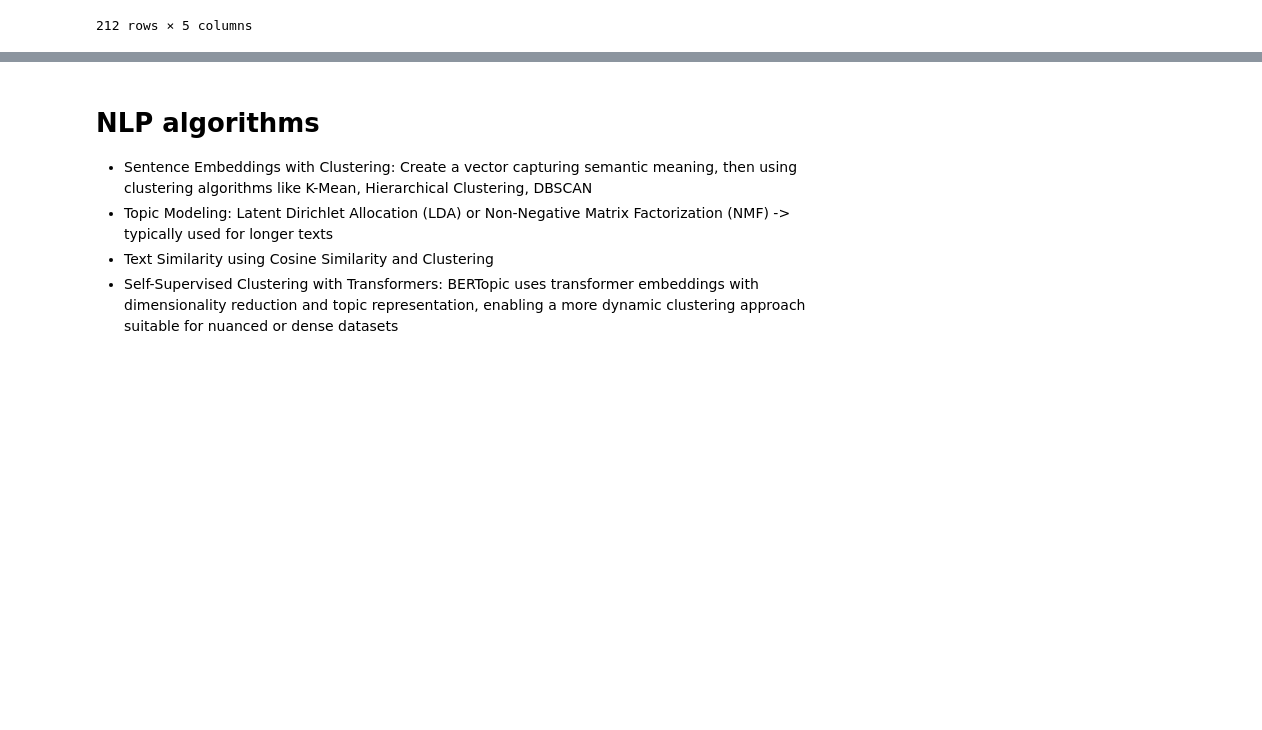
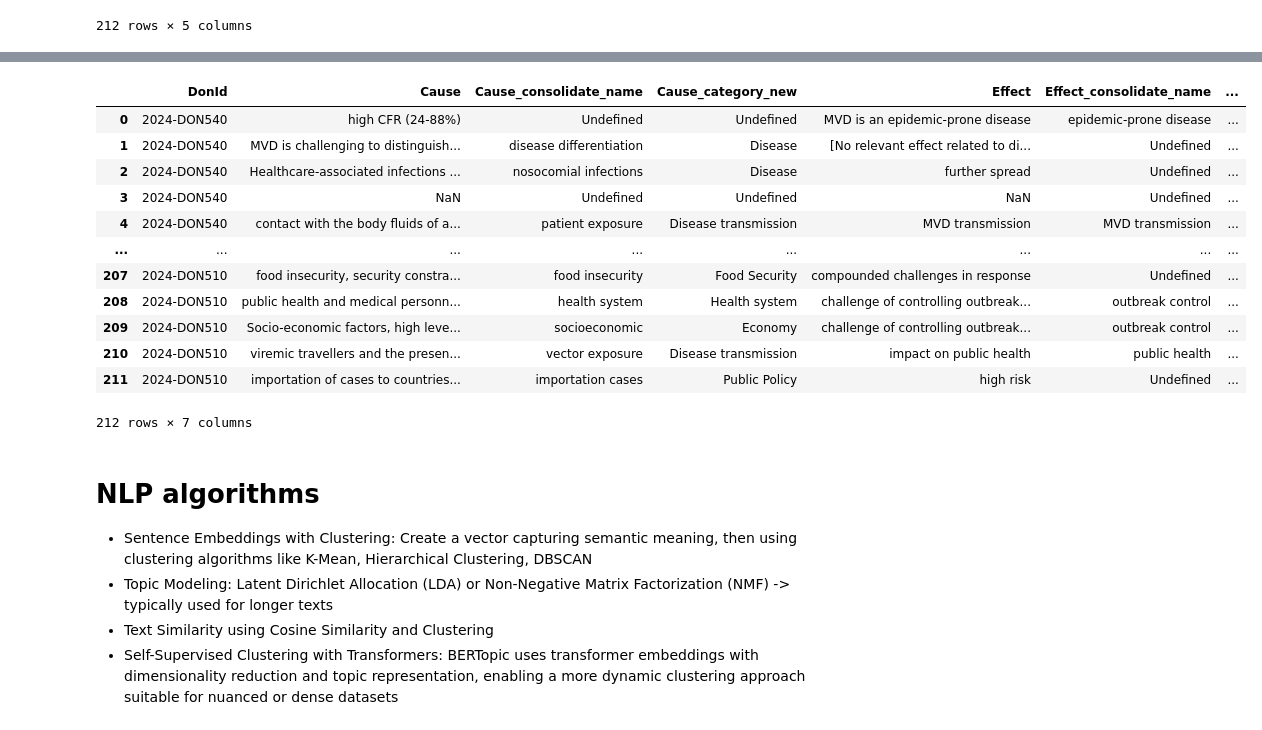
Before and after one commit to ntluong95/INFLUX, a Jupyter notebook: notebooks/causal-chains.ipynb, the cells around one changed output, grey strips where cells are left out. Cells and saved outputs as stored; diff of their text form; code cells hidden in the pictures; blank space fills up the shorter version.

Commit message:
extract drivers using LLM

```diff
--- a/notebooks/causal-chains.ipynb
+++ b/notebooks/causal-chains.ipynb
@@ -18,5 +22,8 @@ who_data = pd.read_csv("../data/corpus.csv")
 who_data_epi = who_data[who_data["InformationType"] == "Epidemiology"]
 who_data_assessment = who_data[who_data["InformationType"] == "Assessment"]
 who_data_epi_and_assessment = who_data[who_data["InformationType"].isin(["Epidemiology", "Assessment"])]
+# %%
+#import 3.Clustering Drivers.xlsx, sheet "Sheet1"
+driver_cat = pd.read_excel("../data/3. Clustering Drivers.xlsx", sheet_name="V2_Peter")
 # %% [markdown]
 ## Function defnition
@@ -601,0 +542,3 @@ display(result_df[['Cause', 'Cause_category', 'Effect', 'Effect_category']])
+# %%
+# Import result_df_31 Oct.csv
+result_df = pd.read_csv('../data/result_df_31 Oct.csv')
@@ -601,0 +585,18 @@ display(result_df[['Cause', 'Cause_category', 'Effect', 'Effect_category']])
+# %%
+# Sort column "Consolidated Name" and remove duplicates in that column, write in method chaining and save to new object
+driver_cat_rm_dups = (
+    driver_cat
+    .rename(columns={"Peter's name": "Category"})
+    .assign(Category=lambda df: df['Category'].ffill()) # fill the data of column "Category" by the value above it for missing values
+    .drop_duplicates(subset=["Category", "Consolidated Name"])
+)
+
+predefined_driver_category = (
+    driver_cat_rm_dups
+    .groupby("Category")["Consolidated Name"]
+    .apply(lambda x: x.dropna().unique().tolist())
+    .to_dict()
+)
+
+# Print the result
+print(predefined_driver_category)
@@ -601,0 +668,9 @@ display(result_df[['Cause', 'Cause_category', 'Effect', 'Effect_category']])
+# %%
+result_df = result_df.apply(
+    lambda row: pd.concat([
+        pd.Series(row),  # Keep the original row data
+        categorize_text(row, 'Cause', predefined_driver_category),  # Add Cause-related columns
+        categorize_text(row, 'Effect', predefined_driver_category)  # Add Effect-related columns
+    ]),
+    axis=1
+)
@@ -601,0 +695,17 @@ display(result_df[['Cause', 'Cause_category', 'Effect', 'Effect_category']])
+# %%
+(result_df
+ .filter(['DonId', 'Cause', 'Cause_consolidate_name', 'Cause_category_new', 'Effect', 'Effect_consolidate_name', 'Effect_category_new']))
+# %% [output]
+|  | DonId | Cause | Cause_consolidate_name | Cause_category_new | Effect | Effect_consolidate_name | ... |
+| 0 | 2024-DON540 | high CFR (24-88%) | Undefined | Undefined | MVD is an epidemic-prone disease | epidemic-prone disease | ... |
+| 1 | 2024-DON540 | MVD is challenging to distinguish... | disease differentiation | Disease | [No relevant effect related to di... | Undefined | ... |
+| 2 | 2024-DON540 | Healthcare-associated infections ... | nosocomial infections | Disease | further spread | Undefined | ... |
+| 3 | 2024-DON540 | NaN | Undefined | Undefined | NaN | Undefined | ... |
+| 4 | 2024-DON540 | contact with the body fluids of a... | patient exposure | Disease transmission | MVD transmission | MVD transmission | ... |
+| ... | ... | ... | ... | ... | ... | ... | ... |
+| 207 | 2024-DON510 | food insecurity, security constra... | food insecurity | Food Security | compounded challenges in response | Undefined | ... |
+| 208 | 2024-DON510 | public health and medical personn... | health system | Health system | challenge of controlling outbreak... | outbreak control | ... |
+| 209 | 2024-DON510 | Socio-economic factors, high leve... | socioeconomic | Economy | challenge of controlling outbreak... | outbreak control | ... |
+| 210 | 2024-DON510 | viremic travellers and the presen... | vector exposure | Disease transmission | impact on public health | public health | ... |
+| 211 | 2024-DON510 | importation of cases to countries... | importation cases | Public Policy | high risk | Undefined | ... |
+212 rows × 7 columns
```
Also changed, not shown: parts of 15 cells of this notebook, 11 other files.
